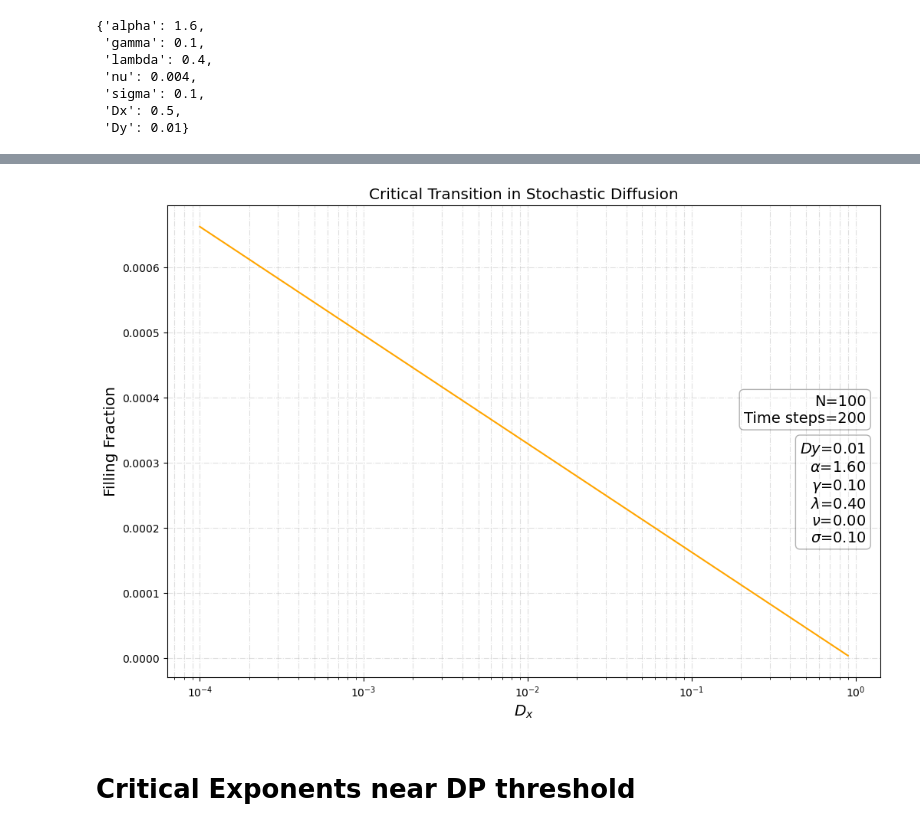
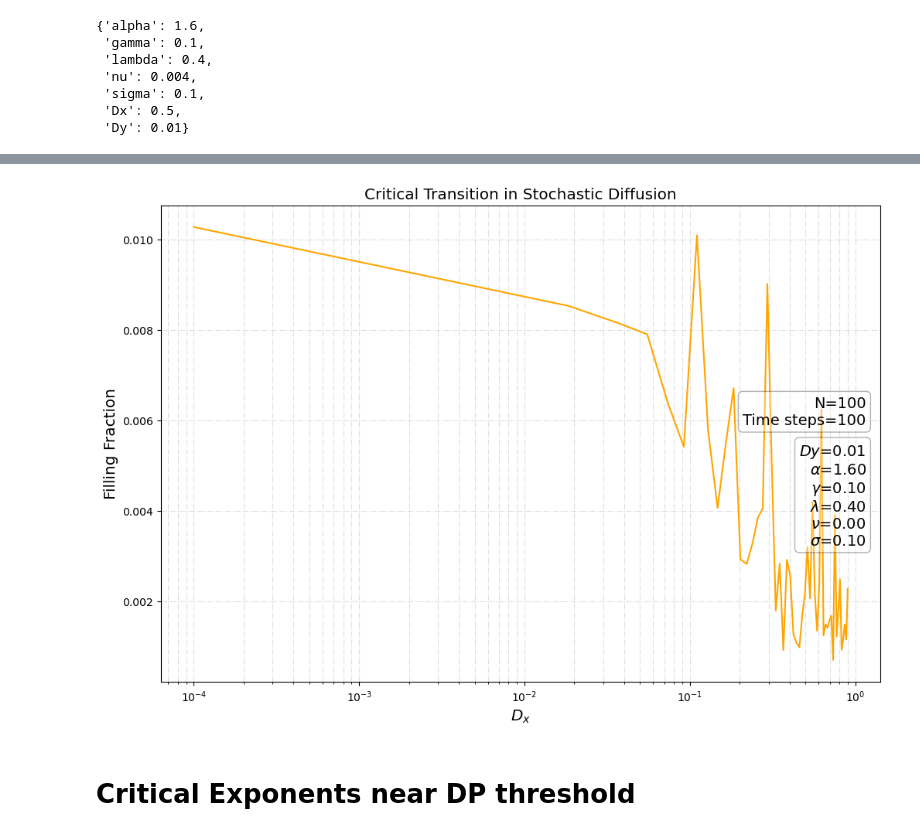
Before and after one commit to pietromalagoli/PCS, a Jupyter notebook: project.ipynb, the cells around one changed output, grey strips where cells are left out. Cells and saved outputs as stored; diff of their text form; code cells hidden in the pictures.

```diff
--- a/project.ipynb
+++ b/project.ipynb
@@ -299,9 +367,9 @@ The attractor (x*,y*) is a stable spiral (negative discriminant -> damped oscill
 # %% [markdown]
 ### 1D
 # %%
-%%script false --no-raise-error
+#%%script false --no-raise-error
 dim = 1
-time_steps = 20000
+time_steps = 2000
 z0 = np.array([3,y0])       # set initial conditions
 params = [10000,time_steps,dt,z0,par,0]
 N, time_steps, dt, z0, par, mode = params
@@ -412,29 +470,33 @@ fillings_DP3 = m.filling_fraction_DP(model=models_DP[dim-1],Pspan=Pspan,params=p
 params_ST = [22, 500, 0.01, par, n_iter]
 fillings_ST3 = m.filling_fraction_ST(model=models_ST[dim-1],Pspan=Pspan,params=params_ST)
 
-fig,ax = plt.subplots(1,3,figsize=(12,8))
+fig,ax = plt.subplots(1,3,figsize=(14,8))
 ax[0].plot(fillings_DP1[0,:],fillings_DP1[1,:],c='orange',label='Direct Percolation')
 ax[0].scatter(fillings_ST1[0,:],fillings_ST1[1,:],label='Stochastic Diffusion',facecolors='none', edgecolors='deepskyblue')
-ax[0].set_title(f'1D')
-ax[0].set_xlabel(r'Probability of Invasion / $D_{x}$')
-ax[0].set_ylabel('Filling fraction')
+ax[0].set_title(f'1D',fontsize='x-large')
+ax[0].set_xlabel(r'Probability of Invasion / $D_{x}$',fontsize='x-large')
+ax[0].set_ylabel('Filling fraction',fontsize='x-large')
 ax[0].grid(True,which='both',alpha=0.7,linestyle='-.')
 
 ax[1].plot(fillings_DP2[0,:],fillings_DP2[1,:],c='orange',label='Direct Percolation')
 ax[1].scatter(fillings_ST2[0,:],fillings_ST2[1,:],label='Stochastic Diffusion',facecolors='none', edgecolors='deepskyblue')
-ax[1].set_title(f'2D')
-ax[1].set_xlabel(r'Probability of Invasion / $D_{x}$')
-ax[1].set_ylabel('Filling fraction')
+ax[1].set_title(f'2D',fontsize='x-large')
+ax[1].set_xlabel(r'Probability of Invasion / $D_{x}$',fontsize='x-large')
+ax[1].set_ylabel('Filling fraction',fontsize='x-large')
 ax[1].grid(True,which='both',alpha=0.7,linestyle='-.')
 
 ax[2].plot(fillings_DP3[0,:],fillings_DP3[1,:],c='orange',label='Direct Percolation')
 ax[2].scatter(fillings_ST3[0,:],fillings_ST3[1,:],label='Stochastic Diffusion',facecolors='none', edgecolors='deepskyblue')
-ax[2].set_title(f'3D')
-ax[2].set_xlabel(r'Probability of Invasion / $D_{x}$')
-ax[2].set_ylabel('Filling fraction')
+ax[2].set_title(f'3D',fontsize='x-large')
+ax[2].set_xlabel(r'Probability of Invasion / $D_{x}$',fontsize='x-large')
+ax[2].set_ylabel('Filling fraction',fontsize='x-large')
 ax[2].grid(True,which='both',alpha=0.7,linestyle='-.')
-m.add_par_box({'N': params_DP[0], 'Time steps': params_DP[1], 'Pdis': params_DP[2]})
+m.add_par_box({'N': params_DP[0],
+               'Time steps': params_DP[1],
+               'Pdis1D': 0.19,
+               'Pdis2D': 0.35,
+               'Pdis3D': params_DP[2]})
 plt.savefig(f'plots/Fig6.png')
-ax[0].legend(loc='upper left')
+ax[0].legend(loc='upper left',fontsize='x-large')
 plt.show()
 # %% [output]
@@ -477,26 +546,26 @@ m.plot_evolution([2,100,1000,dt,z0,par,0])
 # %%
-Dspan = np.linspace(1e-4,0.9,100) #100
-params = [100, 600, dt, par, 50]
+Dspan = np.linspace(1e-4,0.9,50) #100
+params = [N, time_steps, dt, par, 50]
 F = m.filling_fraction_ST(m.lattice2,Pspan=Dspan,params=params)
 
 plt.figure(figsize=(12,8))
 plt.plot(F[0,:],F[1,:],c='orange')
 plt.xlabel(r'$D_{x}$',fontsize='x-large')
 plt.ylabel('Filling Fraction',fontsize='x-large')
 plt.xscale('log')
 plt.title('Critical Transition in Stochastic Diffusion',fontsize='x-large')
 plt.grid(True,which='both',linestyle='-.',alpha=0.4)
 m.add_par_box({r'$\alpha$': par['alpha'],
 r'$\gamma$':par['gamma'],
 r'$\lambda$':par['lambda'],
 r'$\nu$':par['nu'],
 r'$\sigma$':par['sigma'],
 r'$Dy$':par['Dy']},coord=[0.98,0.5])
 m.add_par_box({'N': params[0], 'Time steps': params[1]})
 plt.savefig('plots/Figure4.png')
 plt.show()
 # %% [output]
-[figure, old version]
+[figure, new version]
 # %% [markdown]
 # Critical Exponents near DP threshold
 # %% [markdown]
```
Also changed, not shown: parts of 25 cells of this notebook, 8 other files.
